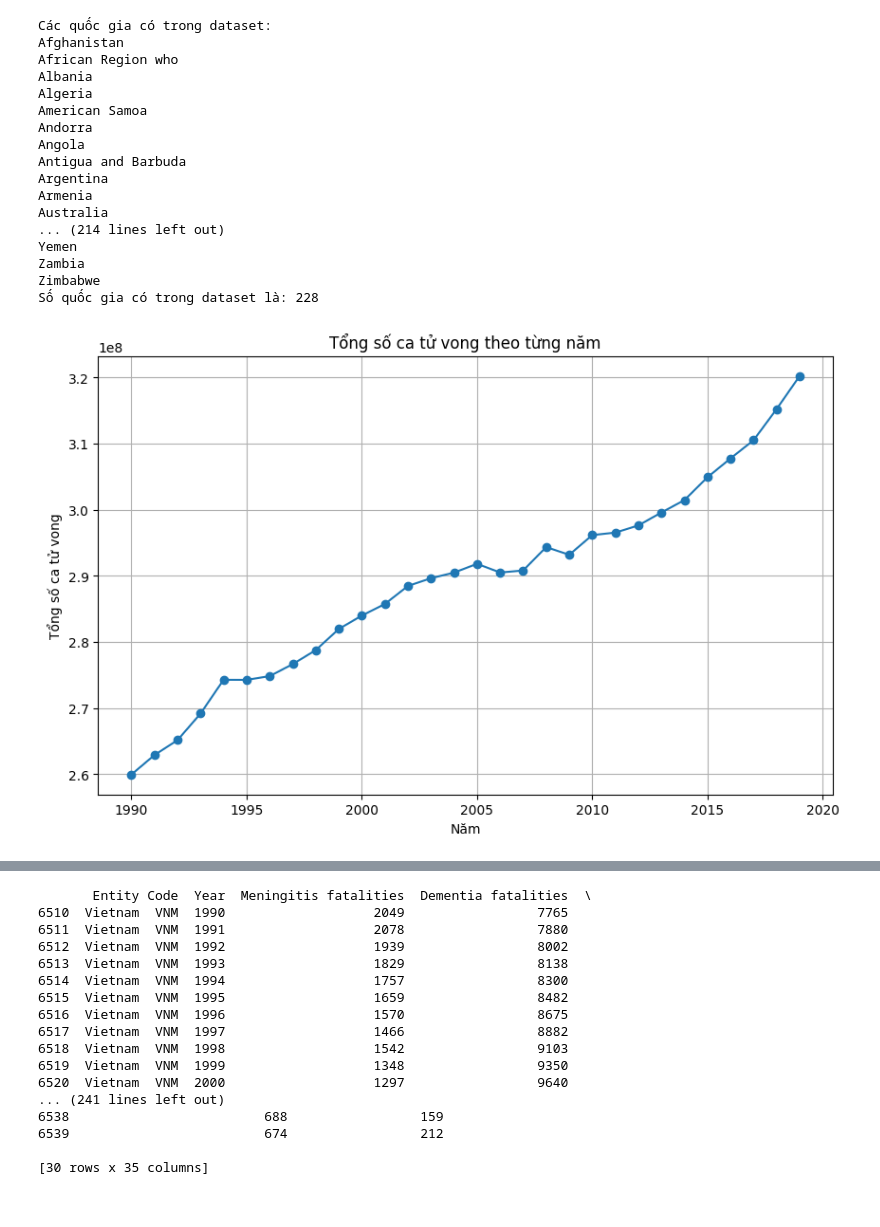
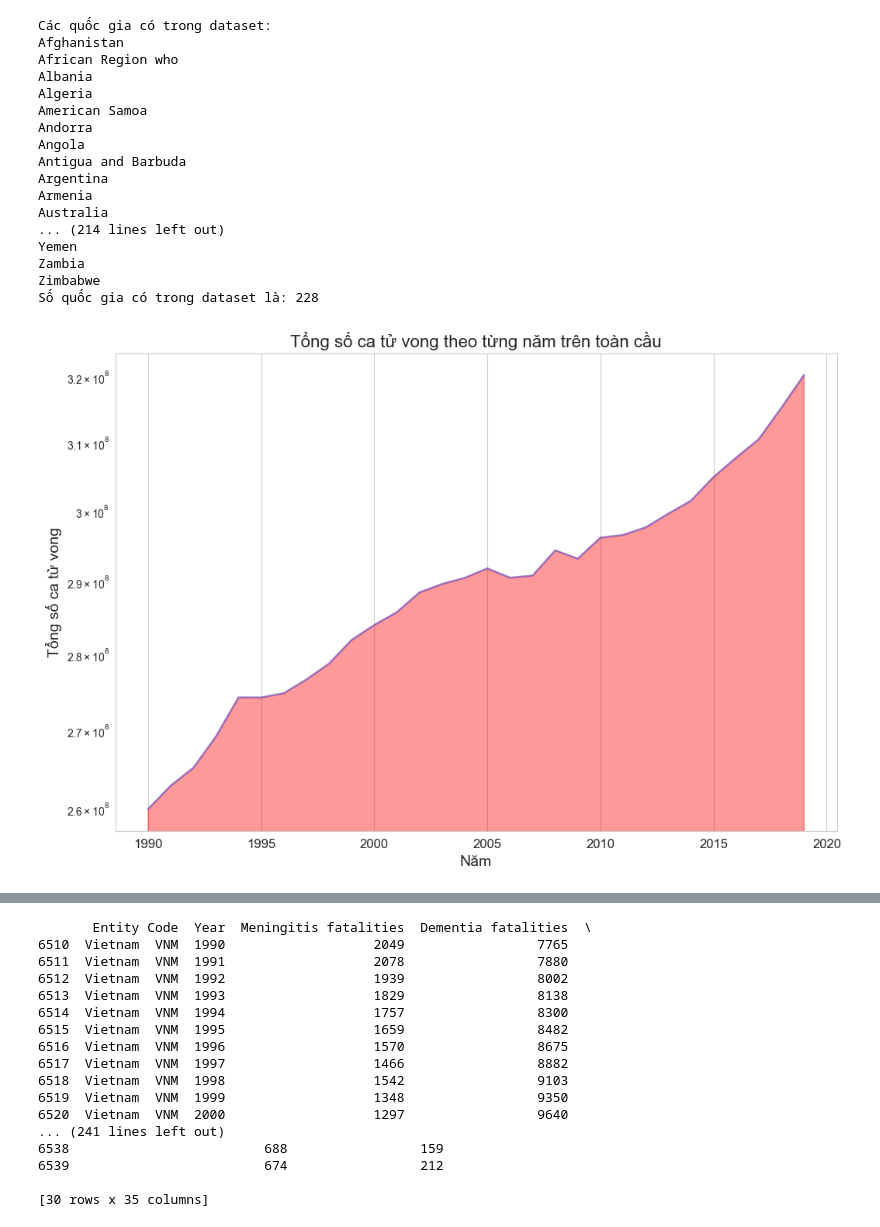
Before and after one commit to hoangvu1806/Analyze-annual-death-data, a Jupyter notebook: analysis.ipynb, the cells around one changed output, grey strips where cells are left out. Cells and saved outputs as stored; diff of their text form; code cells hidden in the pictures.

```diff
--- a/analysis.ipynb
+++ b/analysis.ipynb
@@ -53,43 +53,27 @@ Yemen
 Zambia
 Zimbabwe
 Số quốc gia có trong dataset là: 228
-# %%
-# Tạo một bản sao của DataFrame để tránh thay đổi biến gốc
-df_copy = df.copy()
-
-# Loại bỏ cột 'Entity' và 'Code' từ bản sao
-df_copy = df_copy.drop(['Entity', 'Code'], axis=1)
-
-# Chuyển đổi các cột số liệu thành kiểu dữ liệu số trên bản sao
-numeric_columns = [
-    'Meningitis fatalities', 'Dementia fatalities', 'Parkinson s fatalities',
-    'Nutritional deficiency fatalities', 'Malaria fatalities', 'Drowning fatalities',
-    'Interpersonal violence fatalities', 'Maternal disorder fatalities',
-    'HIV/AIDS fatalities', 'Drug disorder fatalities', 'Tuberculosis fatalities',
-    'Cardiovascular fatalities', 'Lower respiratory fatalities', 'Neonatal disorder fatalities',
-    'Alcohol disorder fatalities', 'Self harm fatalities', 'Forces of nature fatalities',
-    'Diarrheal disease fatalities', 'Environmental exposure fatalities', 'Neoplasm fatalities',
-    'Conflict fatalities', 'Diabetes fatalities', 'Chronic kidney fatalities',
-    'Poisoning fatalities', 'Protein energy malnutrition fatalities',
-    'Road injury fatalities', 'Chronic respiratory fatalities', 'Chronic liver fatalities',
-    'Digestive disease fatalities', 'Fire fatalities', 'Acute hepatitis fatalities',
-    'Measles fatalities'
-]
-df_copy[numeric_columns] = df_copy[numeric_columns].apply(pd.to_numeric, errors='coerce')
-
-# Tiếp tục tính tổng số ca tử vong theo từng năm và vẽ biểu đồ
-total_deaths_per_year = df_copy.groupby('Year').sum().sum(axis=1)
-
-# Vẽ biểu đồ đường
-plt.figure(figsize=(10, 6))
-plt.plot(total_deaths_per_year.index, total_deaths_per_year.values, marker='o', linestyle='-')
-plt.title('Tổng số ca tử vong theo từng năm')
-plt.xlabel('Năm')
-plt.ylabel('Tổng số ca tử vong')
-plt.grid(True)
-plt.show()
-# %% [output]
-[figure, removed]
+# %%
+numeric_columns = df.select_dtypes(include=["int64"]).columns
+
+# Tiếp tục tính tổng số ca tử vong theo từng năm và vẽ biểu đồ
+total_deaths_per_year = df.copy().drop(['Entity', 'Code'], axis=1)[numeric_columns]\
+                                    .apply(pd.to_numeric, errors='coerce')\
+                                    .groupby('Year')\
+                                    .sum().sum(axis=1)
+
+plt.figure(figsize=(12, 8))
+plt.fill_between(total_deaths_per_year.index, total_deaths_per_year.values, color="red", alpha=0.4)
+plt.plot(total_deaths_per_year.index, total_deaths_per_year.values, color="Slateblue", alpha=0.6, linewidth=2)
+plt.yscale('log')  # Scale logarithmic cho trục y
+plt.title('Tổng số ca tử vong theo từng năm trên toàn cầu', fontsize=16)
+plt.xlabel('Năm', fontsize=14)
+plt.ylabel('Tổng số ca tử vong', fontsize=14)
+plt.xticks(fontsize=12)
+plt.yticks(fontsize=12)
+plt.show()
+# %% [output]
+[figure, added]
 # %%
 # Lấy dữ liệu từ DataFrame, loại bỏ các cột không cần thiết
 df_causes = df.drop(['Entity', 'Code', 'Year'], axis=1)
```
Also changed, not shown: parts of 7 cells of this notebook.
